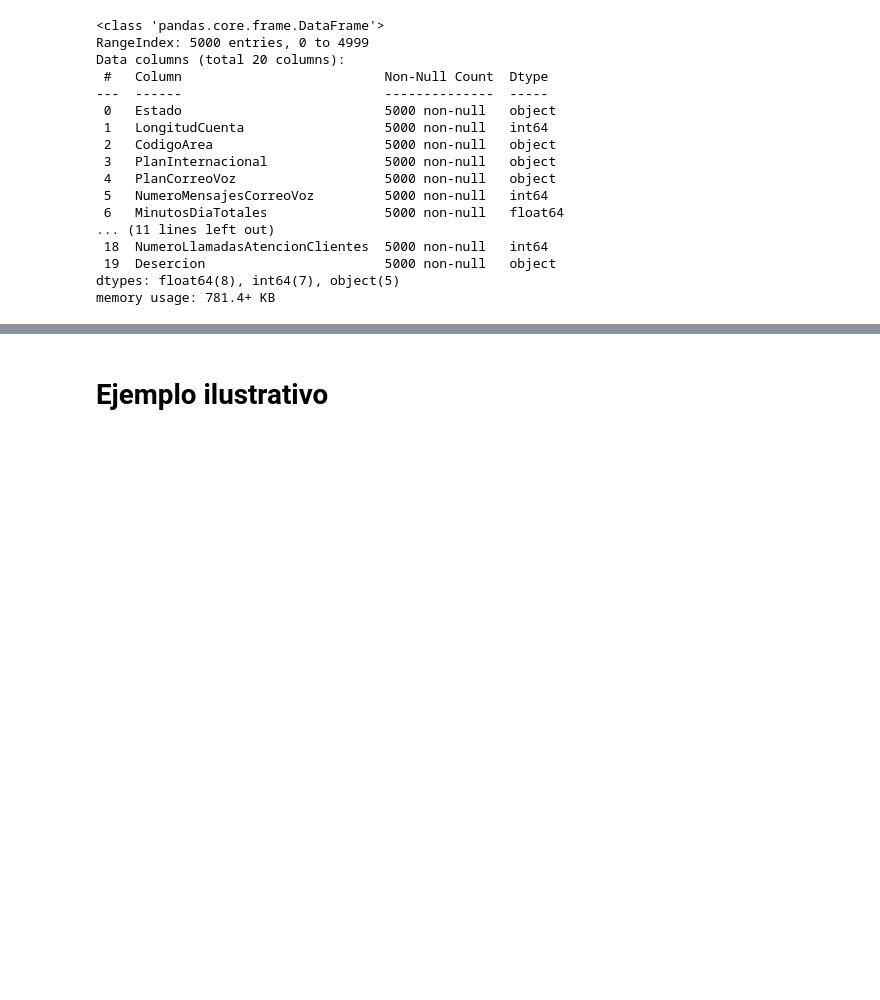
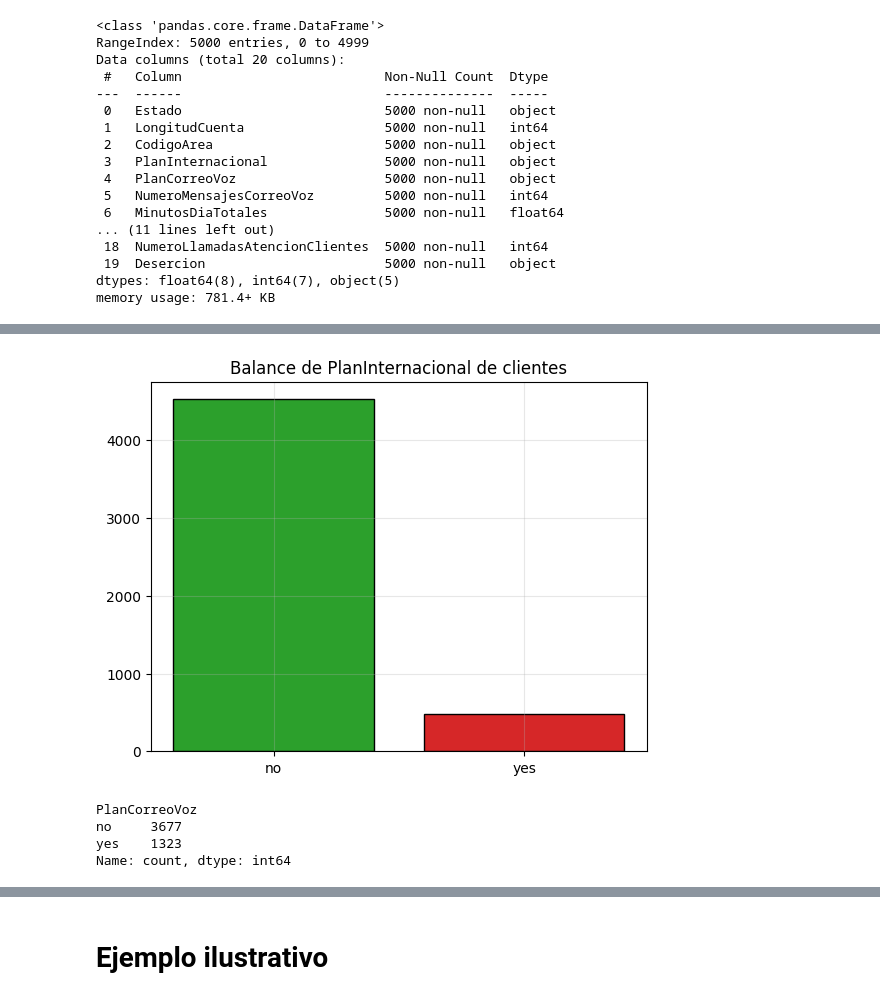
Before and after one commit to marco-canas/extension, a Jupyter notebook: taller_g_lideres/6_pactica_ml/1_analisis_abandono.ipynb, the cells around one changed output, grey strips where cells are left out. Saved outputs shown, nothing was run; the diff lists cells and outputs as text; code cells hidden in the pictures; blank space fills up the shorter version.

```diff
--- a/taller_g_lideres/6_pactica_ml/1_analisis_abandono.ipynb
+++ b/taller_g_lideres/6_pactica_ml/1_analisis_abandono.ipynb
@@ -431,0 +438,11 @@ Indicadores:
+# %%
+grafico_de_barras('PlanInternacional')
+# %% [output]
+[figure, added]
+# %%
+df.PlanCorreoVoz.value_counts()
+# %% [output]
+PlanCorreoVoz
+no     3677
+yes    1323
+Name: count, dtype: int64
```
Also changed, not shown: parts of 46 cells of this notebook.
